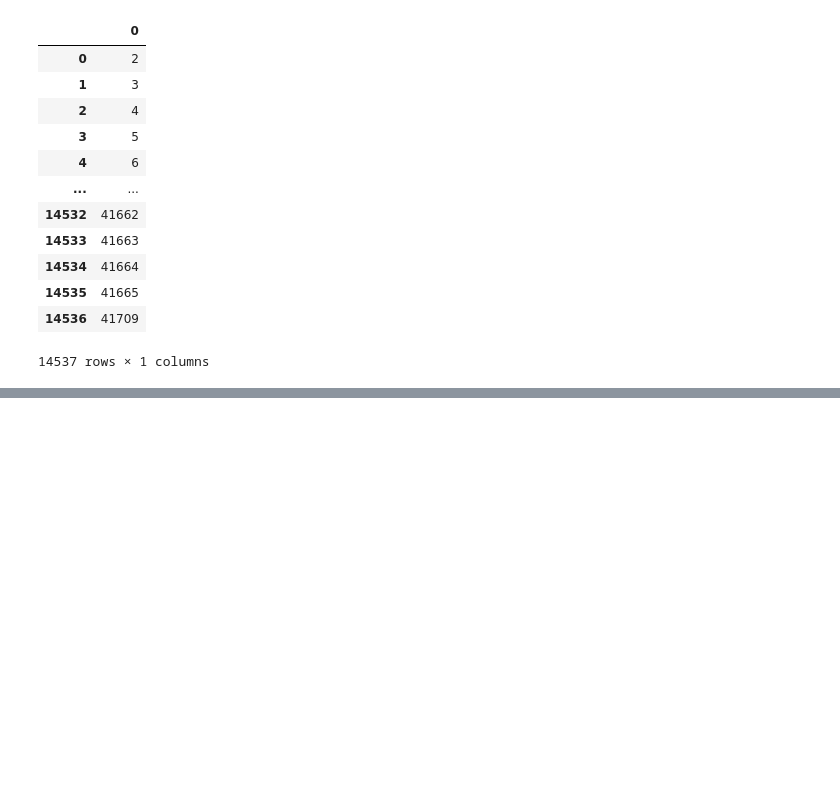
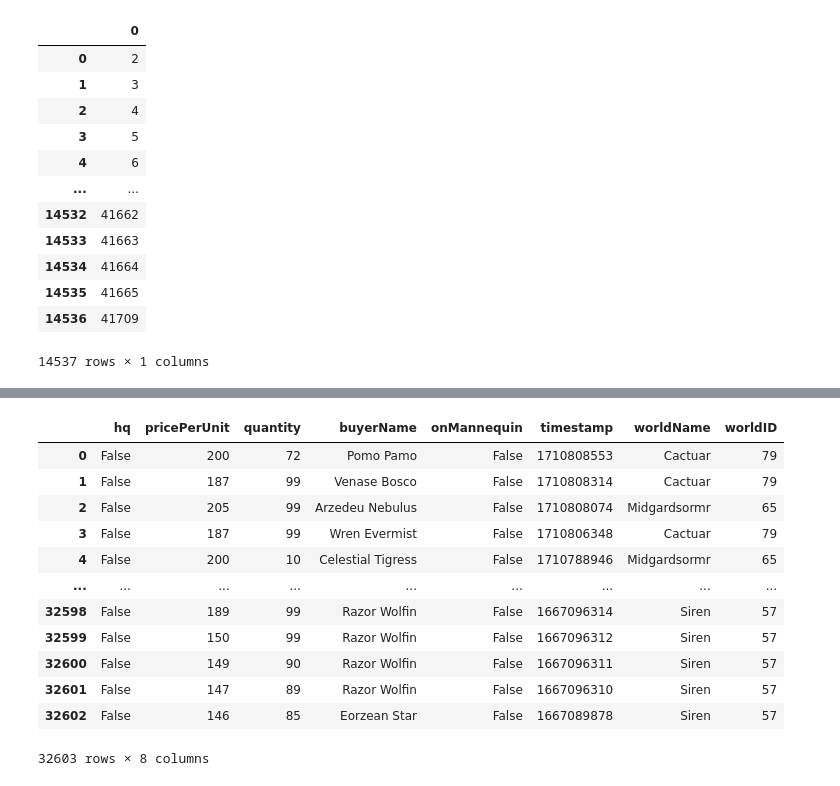
Before and after one commit to Hounder23/LHL-CAPSTONE, a Jupyter notebook: IPYNB NoteBooks/DataCollection.ipynb, the cells around one changed output, grey strips where cells are left out. Cells and saved outputs as stored; diff of their text form; code cells hidden in the pictures; blank space fills up the shorter version.

Commit message:
Testing market api

```diff
--- a/IPYNB NoteBooks/DataCollection.ipynb
+++ b/IPYNB NoteBooks/DataCollection.ipynb
@@ -279,0 +337,16 @@ marketable_df.to_csv('..\\data\\marketable.csv', index=False)
+# %%
+# Now that we have the list of marketable consumables, we can use the Universalis API to collect the historical market data for each of the consumables
+# The Universalis API has a rate limit of 25 requests per second
+# https://universalis.app/api/v2/history/{WorldID}/{itemIDs}?entriesToReturn=999999&minSalePrice=0&maxSalePrice=2147483647
+
+# Test a single request to the Universalis API
+# The World ID for the Aether Data Center is 101
+# The item ID for the Grade 8 Tincture of Vitality is 39729
+
+# Make the request
+world = "Aether"
+itemID = 27759
+histInSeconds = 4*365*24*60*60 # 4 year in seconds
+
+response = requests.get(f'https://universalis.app/api/v2/history/{world}/{itemID}?entriesToReturn=999999&entriesWithin={histInSeconds}&minSalePrice=0&maxSalePrice=2147483647')
+response
@@ -279,0 +355,3 @@ marketable_df.to_csv('..\\data\\marketable.csv', index=False)
+# %%
+response = response.json()
+response
@@ -279,0 +376,4 @@ marketable_df.to_csv('..\\data\\marketable.csv', index=False)
+# %%
+#normalize the data
+response = pd.json_normalize(response)
+response
@@ -279,0 +384,18 @@ marketable_df.to_csv('..\\data\\marketable.csv', index=False)
+# %%
+#normalize the entries column
+entries = pd.json_normalize(response['entries'][0])
+entries
+# %% [output]
+|  | hq | pricePerUnit | quantity | buyerName | onMannequin | timestamp | worldName | worldID |
+| 0 | False | 200 | 72 | Pomo Pamo | False | 1710808553 | Cactuar | 79 |
+| 1 | False | 187 | 99 | Venase Bosco | False | 1710808314 | Cactuar | 79 |
+| 2 | False | 205 | 99 | Arzedeu Nebulus | False | 1710808074 | Midgardsormr | 65 |
+| 3 | False | 187 | 99 | Wren Evermist | False | 1710806348 | Cactuar | 79 |
+| 4 | False | 200 | 10 | Celestial Tigress | False | 1710788946 | Midgardsormr | 65 |
+| ... | ... | ... | ... | ... | ... | ... | ... | ... |
+| 32598 | False | 189 | 99 | Razor Wolfin | False | 1667096314 | Siren | 57 |
+| 32599 | False | 150 | 99 | Razor Wolfin | False | 1667096312 | Siren | 57 |
+| 32600 | False | 149 | 90 | Razor Wolfin | False | 1667096311 | Siren | 57 |
+| 32601 | False | 147 | 89 | Razor Wolfin | False | 1667096310 | Siren | 57 |
+| 32602 | False | 146 | 85 | Eorzean Star | False | 1667089878 | Siren | 57 |
+32603 rows × 8 columns
```
Also changed, not shown: parts of 8 cells of this notebook.
